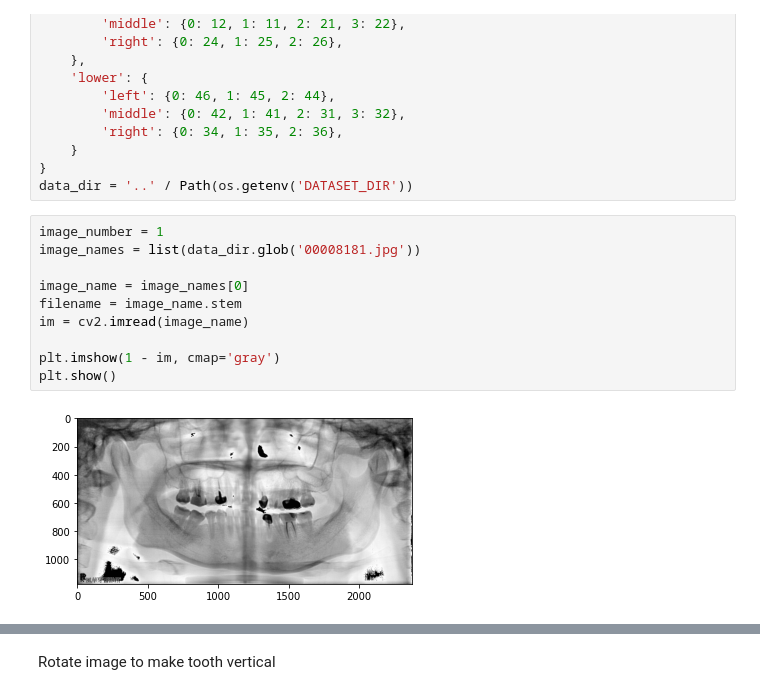
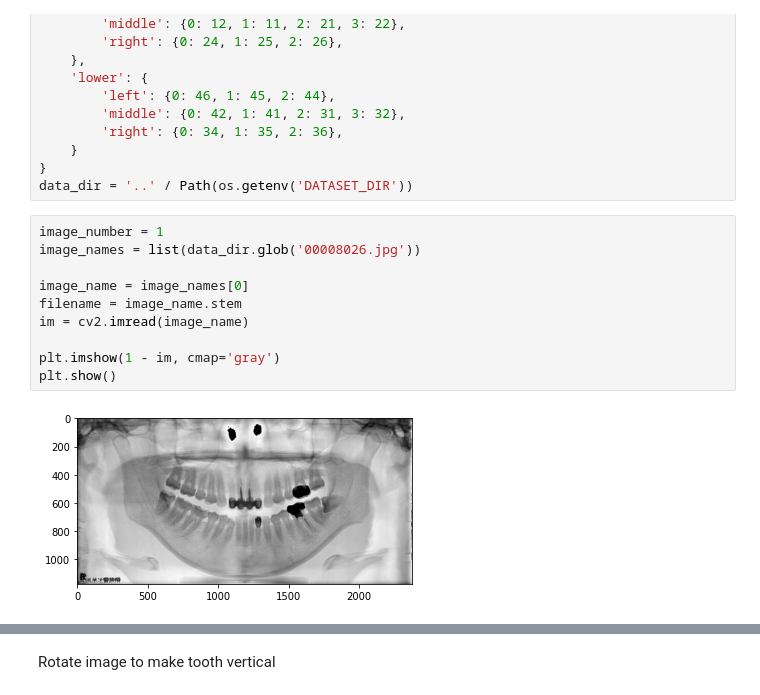
Before and after one commit to alan8365/dentist-CV, a Jupyter notebook: edge/tooth_isolation_demo.ipynb, the cells around one changed output, grey strips where cells are left out. Drawn from its saved outputs; the diff is of its cells as text.

```diff
--- a/edge/tooth_isolation_demo.ipynb
+++ b/edge/tooth_isolation_demo.ipynb
@@ -46,16 +46,16 @@ all_tooth_number_dict = {
 data_dir = '..' / Path(os.getenv('DATASET_DIR'))
 # %%
 image_number = 1
-image_names = list(data_dir.glob('00008181.jpg'))
+image_names = list(data_dir.glob('00008026.jpg'))
 
 image_name = image_names[0]
 filename = image_name.stem
 im = cv2.imread(image_name)
 
 plt.imshow(1 - im, cmap='gray')
 plt.show()
 # %% [output]
-[figure, old version]
+[figure, new version]
 # %%
 results = model(image_name)
 teeth_roi = get_teeth_ROI(results)
```
Also changed, not shown: parts of 5 cells of this notebook, 9 other files.
